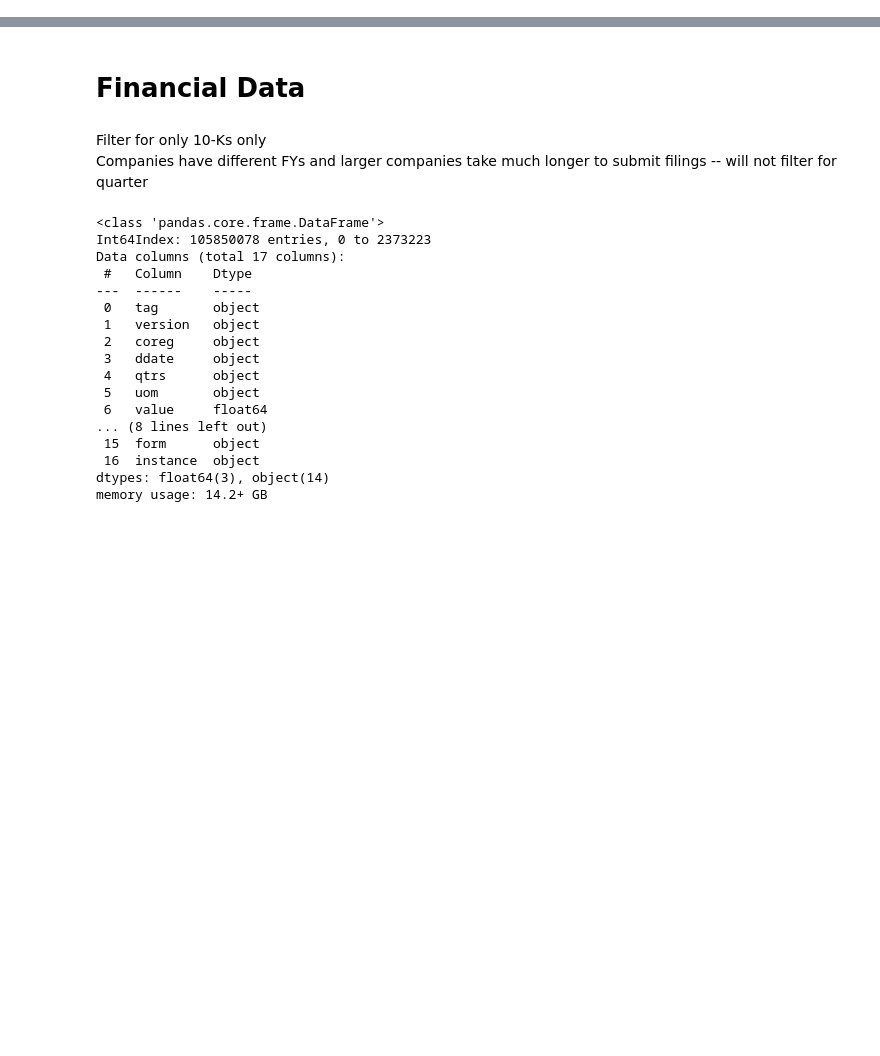
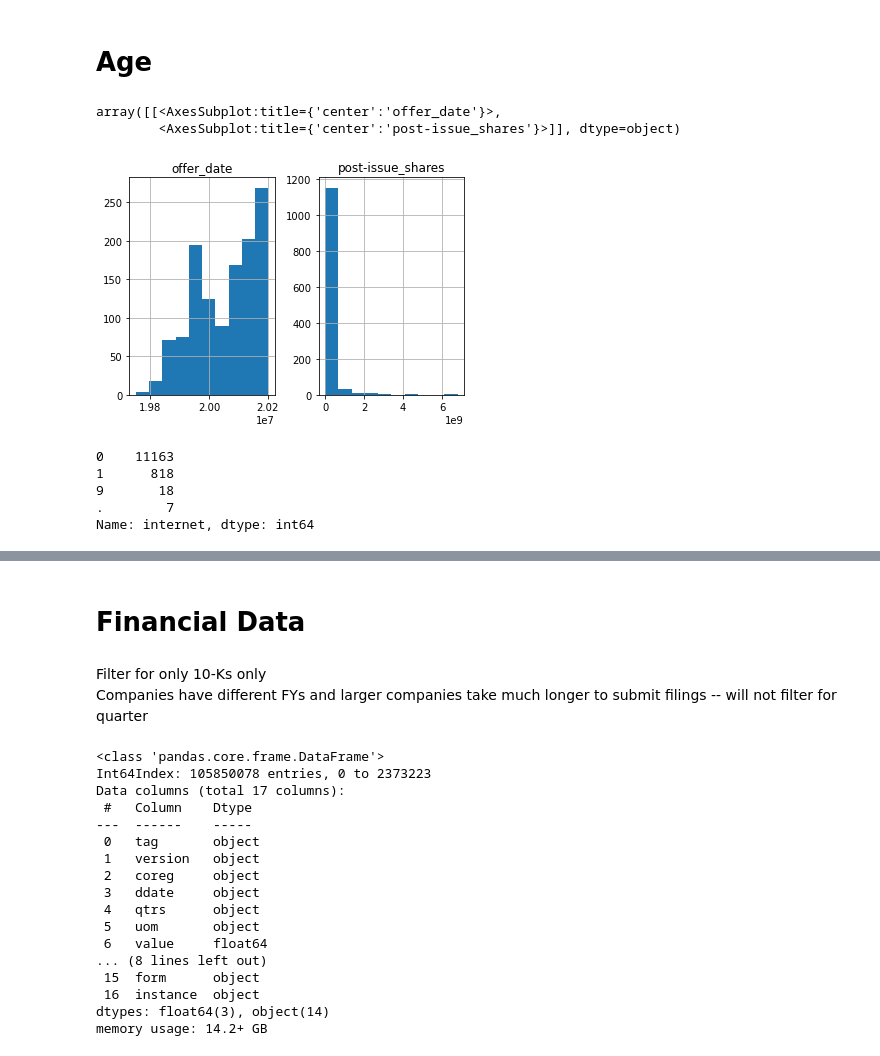
Before and after one commit to lblaka/ipo-success-prediction, a Jupyter notebook: data_collection.ipynb, the cells around one changed output, grey strips where cells are left out. Saved outputs shown, nothing was run; the diff lists cells and outputs as text; code cells hidden in the pictures; blank space fills up the shorter version.

```diff
--- a/data_collection.ipynb
+++ b/data_collection.ipynb
@@ -8,2 +97,21 @@ managers = pd.read_csv("data/ipo_managers.csv")
+# %% [markdown]
+# Age
 # %%
 age = pd.read_csv("data/ipo_age.csv")
+# %%
+age.columns = age.columns.str.replace(' ','_').str.lower()
+# %%
+age['post-issue_shares'] = age['post-issue_shares'].replace('.',0).astype(int)
+age[age['post-issue_shares']>0].hist()
+# %% [output]
+array([[<AxesSubplot:title={'center':'offer_date'}>,
+        <AxesSubplot:title={'center':'post-issue_shares'}>]], dtype=object)
+[figure, added]
+# %%
+age['internet'].value_counts()
+# %% [output]
+0    11163
+1      818
+9       18
+.        7
+Name: internet, dtype: int64
```
Also changed, not shown: parts of 22 cells of this notebook, 1 other file.
